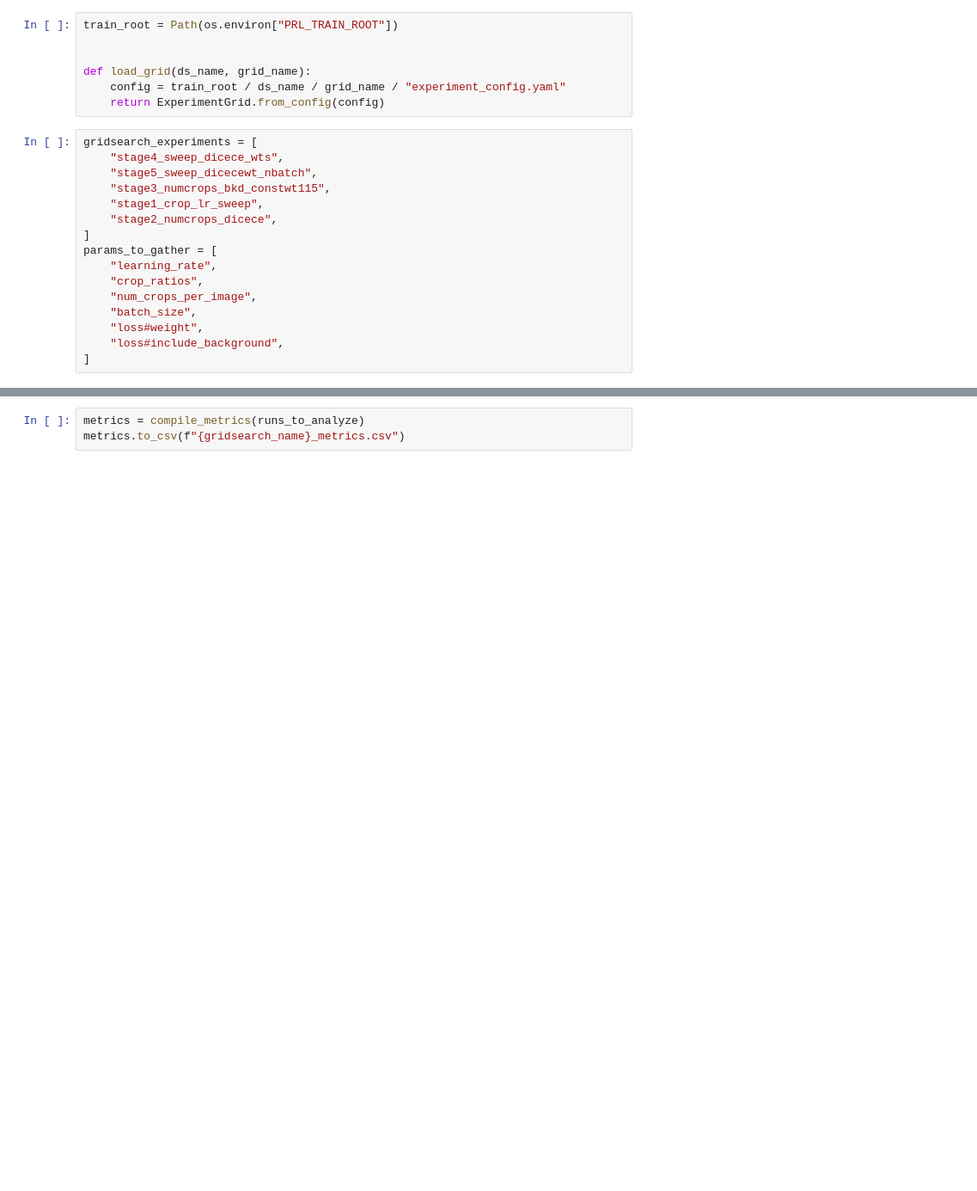
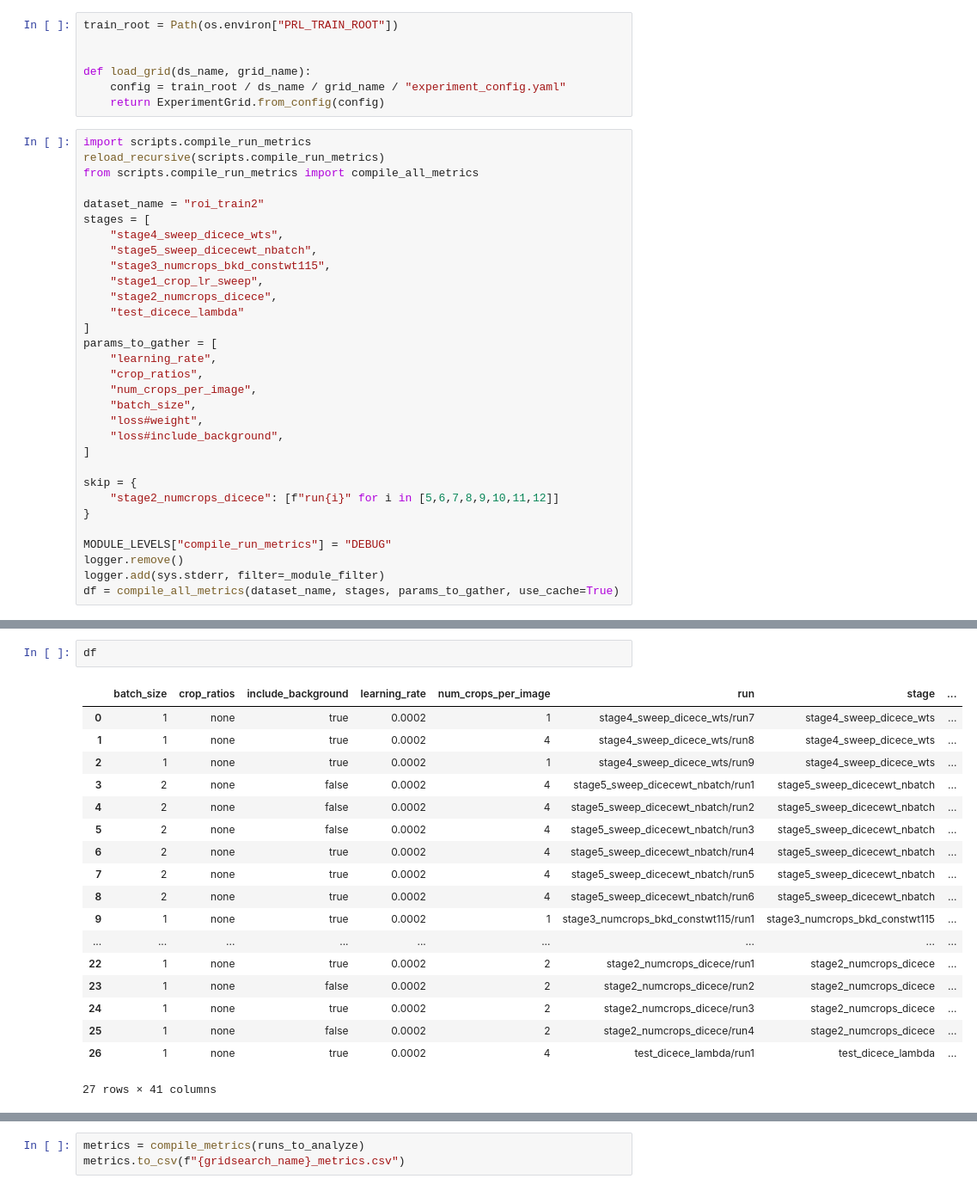
Before and after one commit to srs328/prl_project, a Jupyter notebook: notebooks/evaluate_gridsearch.ipynb, the cells around one changed output, grey strips where cells are left out. Shown at 86% size. Cells and saved outputs as stored; diff of their text form; blank space fills up the shorter version.

```diff
--- a/notebooks/evaluate_gridsearch.ipynb
+++ b/notebooks/evaluate_gridsearch.ipynb
@@ -75,12 +101,18 @@ def load_grid(ds_name, grid_name):
     config = train_root / ds_name / grid_name / "experiment_config.yaml"
     return ExperimentGrid.from_config(config)
 # %%
-gridsearch_experiments = [
+import scripts.compile_run_metrics
+reload_recursive(scripts.compile_run_metrics)
+from scripts.compile_run_metrics import compile_all_metrics
+
+dataset_name = "roi_train2"
+stages = [
     "stage4_sweep_dicece_wts",
     "stage5_sweep_dicecewt_nbatch",
     "stage3_numcrops_bkd_constwt115",
     "stage1_crop_lr_sweep",
     "stage2_numcrops_dicece",
+    "test_dicece_lambda"
 ]
 params_to_gather = [
     "learning_rate",
@@ -90,3 +122,12 @@ params_to_gather = [
     "loss#weight",
     "loss#include_background",
 ]
+
+skip = {
+    "stage2_numcrops_dicece": [f"run{i}" for i in [5,6,7,8,9,10,11,12]]
+}
+
+MODULE_LEVELS["compile_run_metrics"] = "DEBUG"
+logger.remove()
+logger.add(sys.stderr, filter=_module_filter)
+df = compile_all_metrics(dataset_name, stages, params_to_gather, use_cache=True)
@@ -92,0 +152,21 @@ params_to_gather = [
+# %%
+df
+# %% [output]
+|  | batch_size | crop_ratios | include_background | learning_rate | num_crops_per_image | run | stage | ... |
+| 0 | 1 | none | true | 0.0002 | 1 | stage4_sweep_dicece_wts/run7 | stage4_sweep_dicece_wts | ... |
+| 1 | 1 | none | true | 0.0002 | 4 | stage4_sweep_dicece_wts/run8 | stage4_sweep_dicece_wts | ... |
+| 2 | 1 | none | true | 0.0002 | 1 | stage4_sweep_dicece_wts/run9 | stage4_sweep_dicece_wts | ... |
+| 3 | 2 | none | false | 0.0002 | 4 | stage5_sweep_dicecewt_nbatch/run1 | stage5_sweep_dicecewt_nbatch | ... |
+| 4 | 2 | none | false | 0.0002 | 4 | stage5_sweep_dicecewt_nbatch/run2 | stage5_sweep_dicecewt_nbatch | ... |
+| 5 | 2 | none | false | 0.0002 | 4 | stage5_sweep_dicecewt_nbatch/run3 | stage5_sweep_dicecewt_nbatch | ... |
+| 6 | 2 | none | true | 0.0002 | 4 | stage5_sweep_dicecewt_nbatch/run4 | stage5_sweep_dicecewt_nbatch | ... |
+| 7 | 2 | none | true | 0.0002 | 4 | stage5_sweep_dicecewt_nbatch/run5 | stage5_sweep_dicecewt_nbatch | ... |
+| 8 | 2 | none | true | 0.0002 | 4 | stage5_sweep_dicecewt_nbatch/run6 | stage5_sweep_dicecewt_nbatch | ... |
+| 9 | 1 | none | true | 0.0002 | 1 | stage3_numcrops_bkd_constwt115/run1 | stage3_numcrops_bkd_constwt115 | ... |
+| ... | ... | ... | ... | ... | ... | ... | ... | ... |
+| 22 | 1 | none | true | 0.0002 | 2 | stage2_numcrops_dicece/run1 | stage2_numcrops_dicece | ... |
+| 23 | 1 | none | false | 0.0002 | 2 | stage2_numcrops_dicece/run2 | stage2_numcrops_dicece | ... |
+| 24 | 1 | none | true | 0.0002 | 2 | stage2_numcrops_dicece/run3 | stage2_numcrops_dicece | ... |
+| 25 | 1 | none | false | 0.0002 | 2 | stage2_numcrops_dicece/run4 | stage2_numcrops_dicece | ... |
+| 26 | 1 | none | true | 0.0002 | 4 | test_dicece_lambda/run1 | test_dicece_lambda | ... |
+27 rows × 41 columns
```
Also changed, not shown: parts of 5 cells of this notebook, 6 other files.
